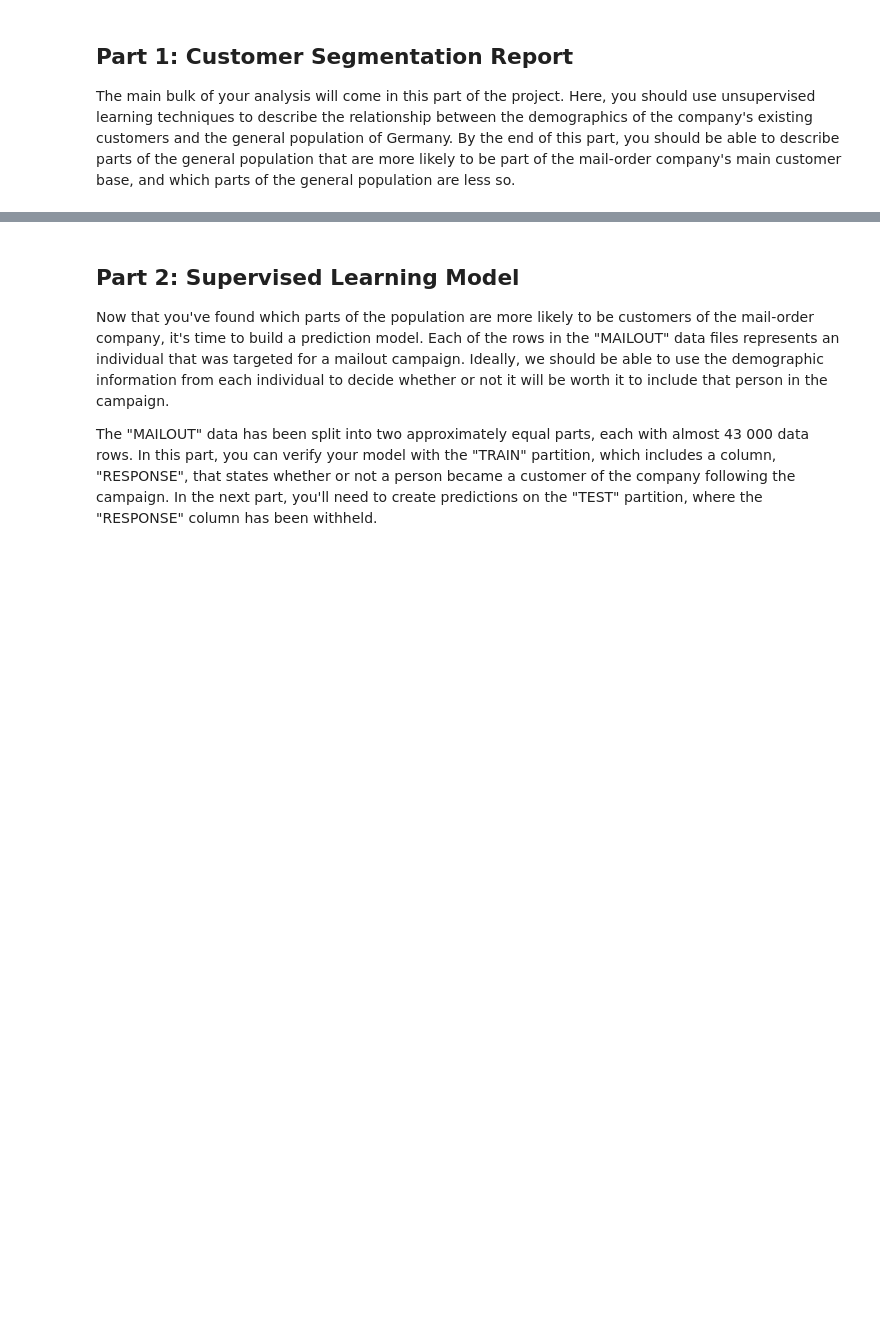
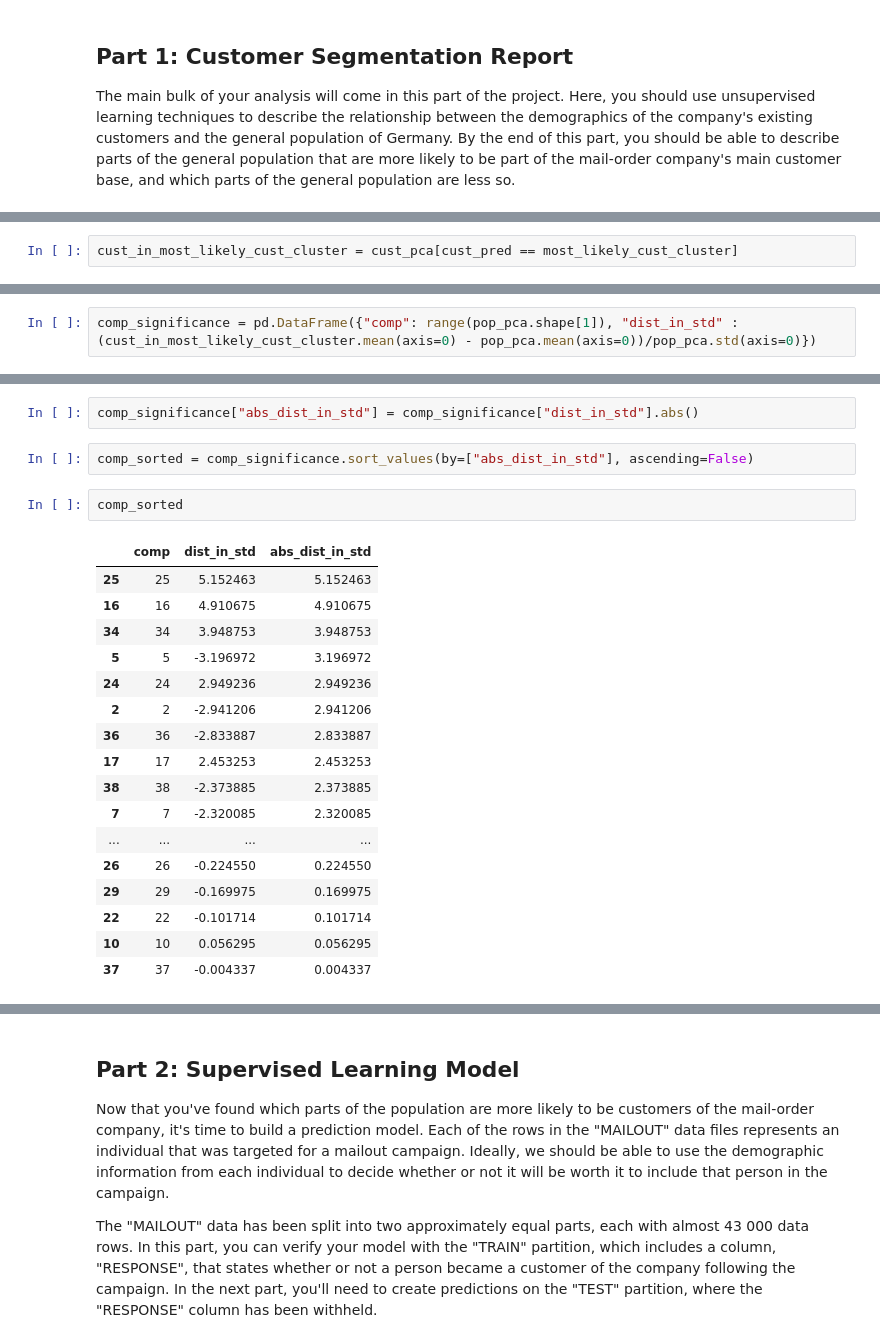
Before and after one commit to patelatharva/Arvato_Customer_Segmentation, a Jupyter notebook: Arvato Project Workbook.ipynb, the cells around one changed output, grey strips where cells are left out. Saved outputs shown, nothing was run; the diff lists cells and outputs as text; blank space fills up the shorter version.

```diff
--- a/Arvato Project Workbook.ipynb
+++ b/Arvato Project Workbook.ipynb
@@ -261,0 +481,2 @@ The main bulk of your analysis will come in this part of the project. Here, you
+# %%
+cust_in_most_likely_cust_cluster = cust_pca[cust_pred == most_likely_cust_cluster]
@@ -261,0 +527,2 @@ The main bulk of your analysis will come in this part of the project. Here, you
+# %%
+comp_significance = pd.DataFrame({"comp": range(pop_pca.shape[1]), "dist_in_std" : (cust_in_most_likely_cust_cluster.mean(axis=0) - pop_pca.mean(axis=0))/pop_pca.std(axis=0)})
@@ -261,0 +538,24 @@ The main bulk of your analysis will come in this part of the project. Here, you
+# %%
+comp_significance["abs_dist_in_std"] = comp_significance["dist_in_std"].abs()
+# %%
+comp_sorted = comp_significance.sort_values(by=["abs_dist_in_std"], ascending=False)
+# %%
+comp_sorted
+# %% [output]
+|  | comp | dist_in_std | abs_dist_in_std |
+| 25 | 25 | 5.152463 | 5.152463 |
+| 16 | 16 | 4.910675 | 4.910675 |
+| 34 | 34 | 3.948753 | 3.948753 |
+| 5 | 5 | -3.196972 | 3.196972 |
+| 24 | 24 | 2.949236 | 2.949236 |
+| 2 | 2 | -2.941206 | 2.941206 |
+| 36 | 36 | -2.833887 | 2.833887 |
+| 17 | 17 | 2.453253 | 2.453253 |
+| 38 | 38 | -2.373885 | 2.373885 |
+| 7 | 7 | -2.320085 | 2.320085 |
+| ... | ... | ... | ... |
+| 26 | 26 | -0.224550 | 0.224550 |
+| 29 | 29 | -0.169975 | 0.169975 |
+| 22 | 22 | -0.101714 | 0.101714 |
+| 10 | 10 | 0.056295 | 0.056295 |
+| 37 | 37 | -0.004337 | 0.004337 |
```
Also changed, not shown: parts of 156 cells of this notebook, 6 other files.
